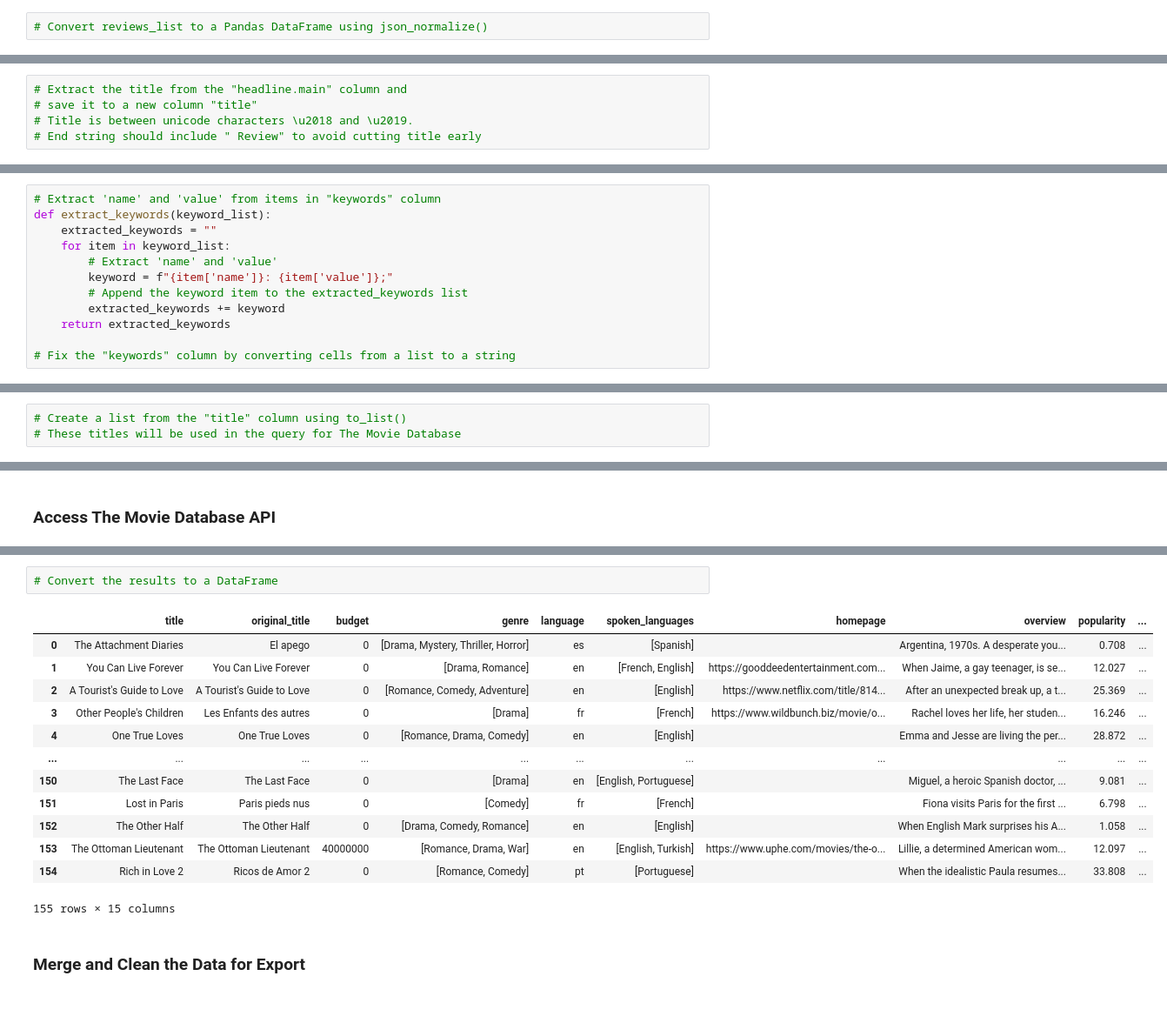
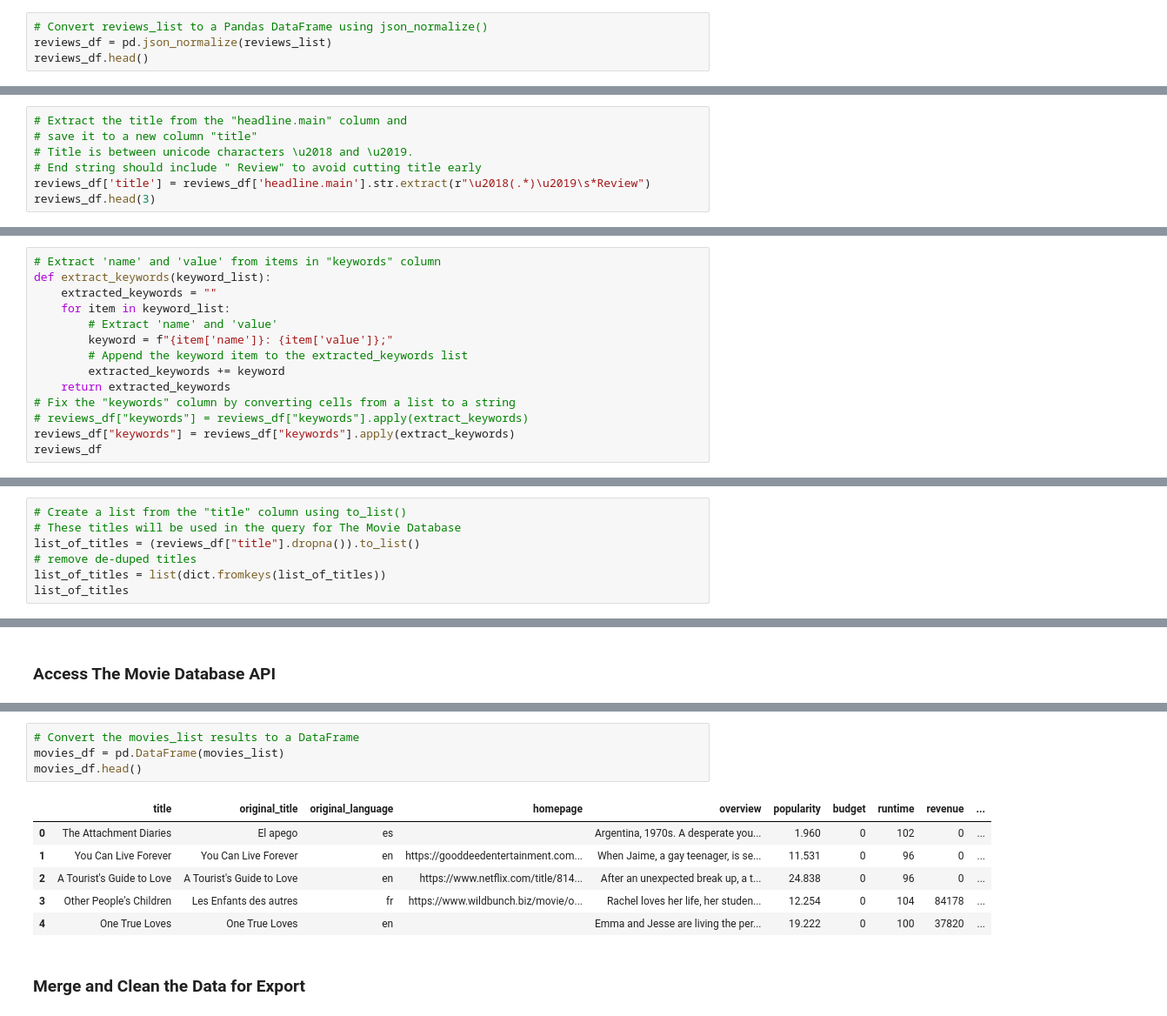
Before and after one commit to skiluvia/data-sourcing-challenge, a Jupyter notebook: retrieve_movie_data.ipynb, the cells around one changed output, grey strips where cells are left out. Shown: that part at 87% size. Drawn from its saved outputs; the diff is of its cells as text.

```diff
--- a/retrieve_movie_data.ipynb
+++ b/retrieve_movie_data.ipynb
@@ -111,6 +108,8 @@ Checked page 19
 ]
 # %%
 # Convert reviews_list to a Pandas DataFrame using json_normalize()
+reviews_df = pd.json_normalize(reviews_list)
+reviews_df.head()
 # %% [output]
 |  | web_url | snippet | source | keywords | pub_date | word_count | headline.main | headline.kicker | ... |
 | 0 | https://www.nytimes.com/2023/05/2... | A gynecologist and her patient fo... | The New York Times | [{'name': 'subject', 'value': 'Mo... | 2023-05-25T11:00:03+0000 | 295 | ‘The Attachment Diaries’ Review: ... | None | ... |
@@ -130,6 +122,8 @@ Checked page 19
 # save it to a new column "title"
 # Title is between unicode characters \u2018 and \u2019.
 # End string should include " Review" to avoid cutting title early
+reviews_df['title'] = reviews_df['headline.main'].str.extract(r"\u2018(.*)\u2019\s*Review")
+reviews_df.head(3)
 # %% [output]
 |  | web_url | snippet | source | keywords | pub_date | word_count | headline.main | headline.kicker | ... |
 | 0 | https://www.nytimes.com/2023/05/2... | A gynecologist and her patient fo... | The New York Times | [{'name': 'subject', 'value': 'Mo... | 2023-05-25T11:00:03+0000 | 295 | ‘The Attachment Diaries’ Review: ... | None | ... |
@@ -154,8 +139,10 @@ def extract_keywords(keyword_list):
         # Append the keyword item to the extracted_keywords list
         extracted_keywords += keyword
     return extracted_keywords
-
 # Fix the "keywords" column by converting cells from a list to a string
+# reviews_df["keywords"] = reviews_df["keywords"].apply(extract_keywords)
+reviews_df["keywords"] = reviews_df["keywords"].apply(extract_keywords)
+reviews_df
 # %% [output]
 |  | web_url | snippet | source | keywords | pub_date | word_count | headline.main | headline.kicker | ... |
 | 0 | https://www.nytimes.com/2023/05/2... | A gynecologist and her patient fo... | The New York Times | subject: Movies;creative_works: T... | 2023-05-25T11:00:03+0000 | 295 | ‘The Attachment Diaries’ Review: ... | None | ... |
@@ -173,5 +164,9 @@ def extract_keywords(keyword_list):
 # %%
 # Create a list from the "title" column using to_list()
 # These titles will be used in the query for The Movie Database
+list_of_titles = (reviews_df["title"].dropna()).to_list()
+# remove de-duped titles
+list_of_titles = list(dict.fromkeys(list_of_titles))
+list_of_titles
 # %% [output]
 ['The Attachment Diaries',
@@ -283,21 +320,16 @@ Kedi,’ Rekindling a ‘Love of Life not found.
     }
 ]
 # %%
-# Convert the results to a DataFrame
+# Convert the movies_list results to a DataFrame
+movies_df = pd.DataFrame(movies_list)
+movies_df.head()
 # %% [output]
-|  | title | original_title | budget | genre | language | spoken_languages | homepage | overview | popularity | ... |
-| 0 | The Attachment Diaries | El apego | 0 | [Drama, Mystery, Thriller, Horror] | es | [Spanish] |  | Argentina, 1970s. A desperate you... | 0.708 | ... |
-| 1 | You Can Live Forever | You Can Live Forever | 0 | [Drama, Romance] | en | [French, English] | https://gooddeedentertainment.com... | When Jaime, a gay teenager, is se... | 12.027 | ... |
-| 2 | A Tourist's Guide to Love | A Tourist's Guide to Love | 0 | [Romance, Comedy, Adventure] | en | [English] | https://www.netflix.com/title/814... | After an unexpected break up, a t... | 25.369 | ... |
-| 3 | Other People's Children | Les Enfants des autres | 0 | [Drama] | fr | [French] | https://www.wildbunch.biz/movie/o... | Rachel loves her life, her studen... | 16.246 | ... |
-| 4 | One True Loves | One True Loves | 0 | [Romance, Drama, Comedy] | en | [English] |  | Emma and Jesse are living the per... | 28.872 | ... |
-| ... | ... | ... | ... | ... | ... | ... | ... | ... | ... | ... |
-| 150 | The Last Face | The Last Face | 0 | [Drama] | en | [English, Portuguese] |  | Miguel, a heroic Spanish doctor, ... | 9.081 | ... |
-| 151 | Lost in Paris | Paris pieds nus | 0 | [Comedy] | fr | [French] |  | Fiona visits Paris for the first ... | 6.798 | ... |
-| 152 | The Other Half | The Other Half | 0 | [Drama, Comedy, Romance] | en | [English] |  | When English Mark surprises his A... | 1.058 | ... |
-| 153 | The Ottoman Lieutenant | The Ottoman Lieutenant | 40000000 | [Romance, Drama, War] | en | [English, Turkish] | https://www.uphe.com/movies/the-o... | Lillie, a determined American wom... | 12.097 | ... |
-| 154 | Rich in Love 2 | Ricos de Amor 2 | 0 | [Romance, Comedy] | pt | [Portuguese] |  | When the idealistic Paula resumes... | 33.808 | ... |
+|  | title | original_title | original_language | homepage | overview | popularity | budget | runtime | revenue | ... |
+| 0 | The Attachment Diaries | El apego | es |  | Argentina, 1970s. A desperate you... | 1.960 | 0 | 102 | 0 | ... |
+| 1 | You Can Live Forever | You Can Live Forever | en | https://gooddeedentertainment.com... | When Jaime, a gay teenager, is se... | 11.531 | 0 | 96 | 0 | ... |
+| 2 | A Tourist's Guide to Love | A Tourist's Guide to Love | en | https://www.netflix.com/title/814... | After an unexpected break up, a t... | 24.838 | 0 | 96 | 0 | ... |
+| 3 | Other People's Children | Les Enfants des autres | fr | https://www.wildbunch.biz/movie/o... | Rachel loves her life, her studen... | 12.254 | 0 | 104 | 84178 | ... |
+| 4 | One True Loves | One True Loves | en |  | Emma and Jesse are living the per... | 19.222 | 0 | 100 | 37820 | ... |
-155 rows × 15 columns
 # %% [markdown]
 ### Merge and Clean the Data for Export
 # %%
```
Also changed, not shown: parts of 13 cells of this notebook, 1 other file.
